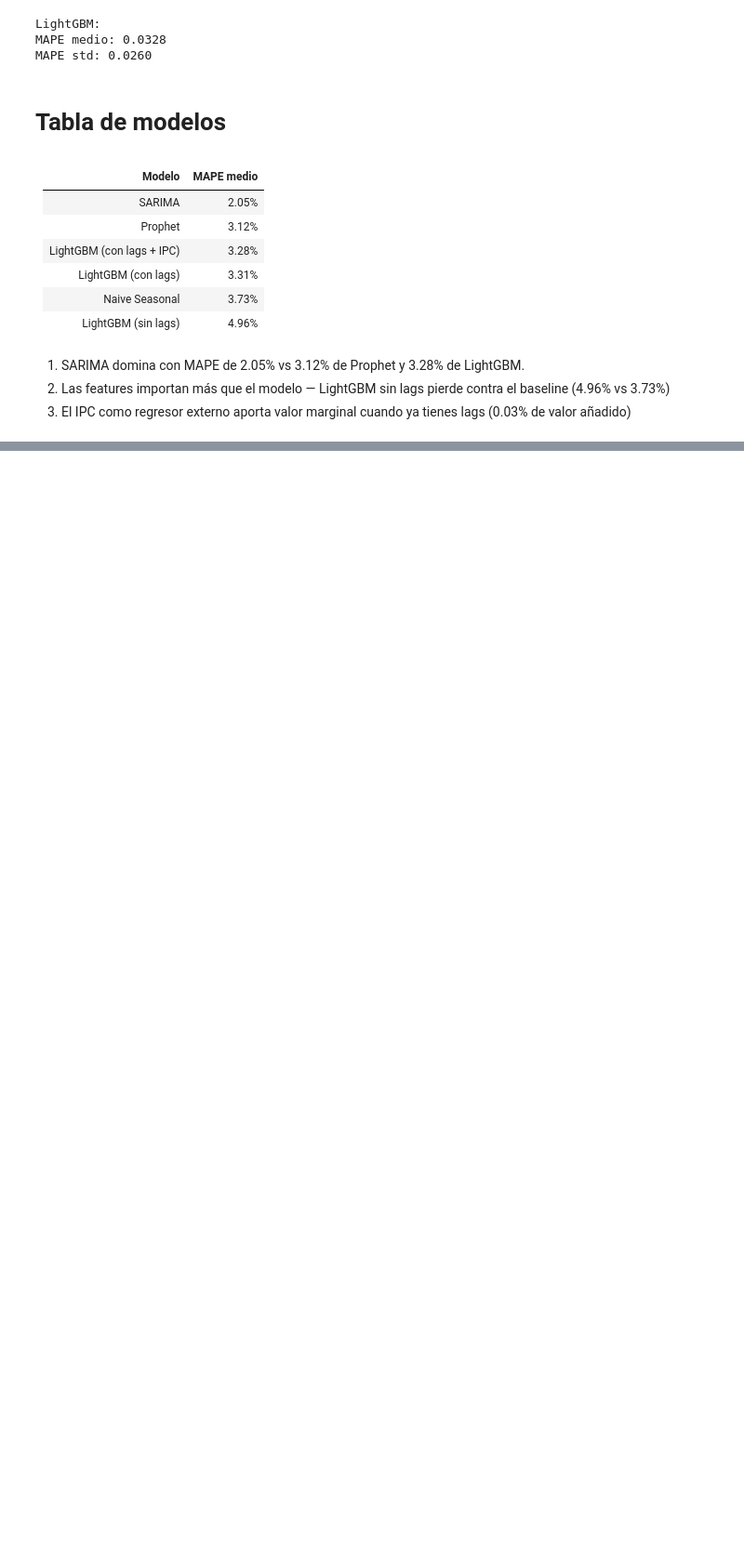
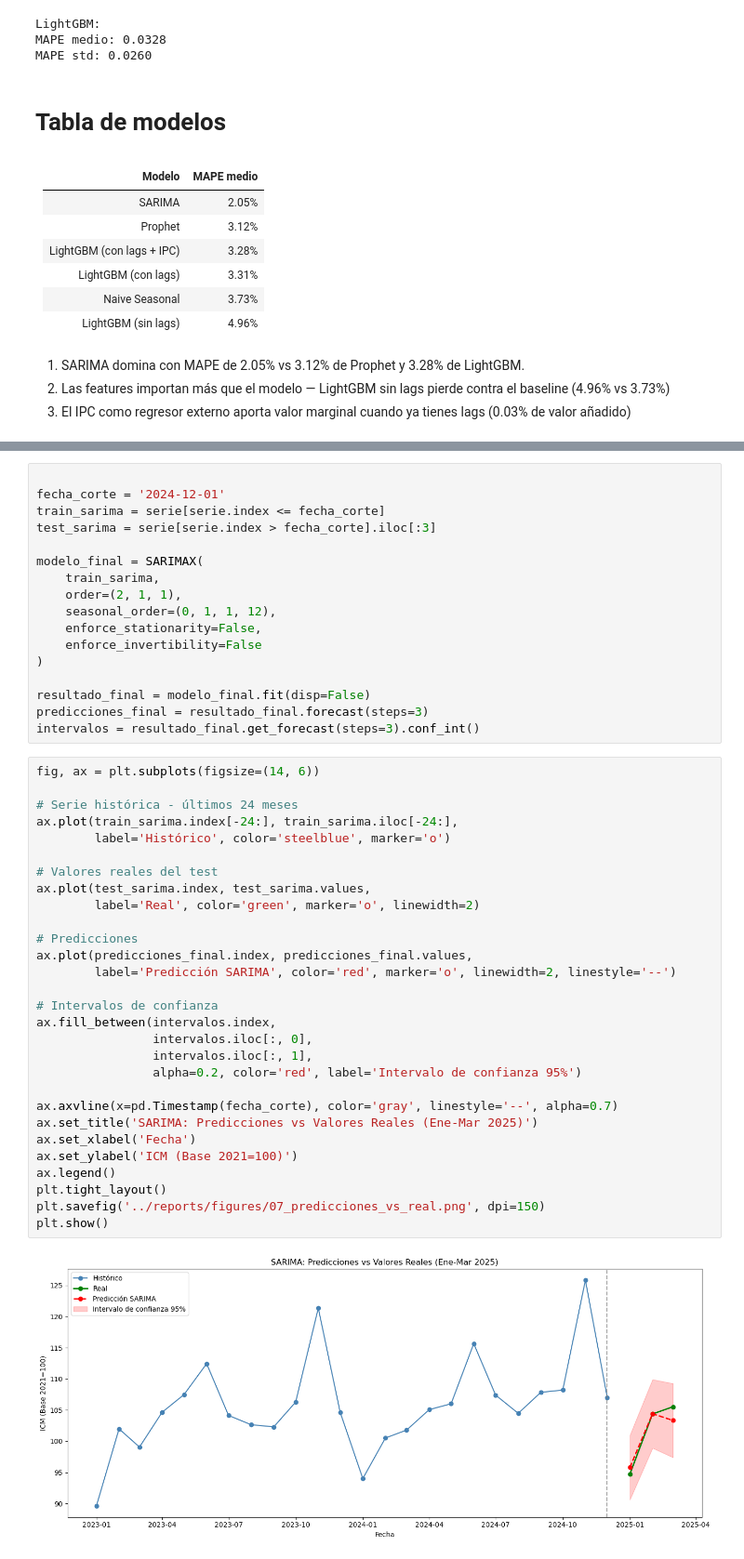
Before and after one commit to CarlosECI/retail_sales_forecasting, a Jupyter notebook: notebooks/03_modelado.ipynb, the cells around one changed output, grey strips where cells are left out. Shown at 93% size. Saved outputs shown, nothing was run; the diff lists cells and outputs as text; blank space fills up the shorter version.

```diff
--- a/notebooks/03_modelado.ipynb
+++ b/notebooks/03_modelado.ipynb
@@ -225,0 +210,48 @@ MAPE std: 0.0260
+# %%
+
+fecha_corte = '2024-12-01'
+train_sarima = serie[serie.index <= fecha_corte]
+test_sarima = serie[serie.index > fecha_corte].iloc[:3]
+
+modelo_final = SARIMAX(
+    train_sarima,
+    order=(2, 1, 1),
+    seasonal_order=(0, 1, 1, 12),
+    enforce_stationarity=False,
+    enforce_invertibility=False
+)
+
+resultado_final = modelo_final.fit(disp=False)
+predicciones_final = resultado_final.forecast(steps=3)
+intervalos = resultado_final.get_forecast(steps=3).conf_int()
+# %%
+fig, ax = plt.subplots(figsize=(14, 6))
+
+# Serie histórica - últimos 24 meses
+ax.plot(train_sarima.index[-24:], train_sarima.iloc[-24:],
+        label='Histórico', color='steelblue', marker='o')
+
+# Valores reales del test
+ax.plot(test_sarima.index, test_sarima.values,
+        label='Real', color='green', marker='o', linewidth=2)
+
+# Predicciones
+ax.plot(predicciones_final.index, predicciones_final.values,
+        label='Predicción SARIMA', color='red', marker='o', linewidth=2, linestyle='--')
+
+# Intervalos de confianza
+ax.fill_between(intervalos.index,
+                intervalos.iloc[:, 0],
+                intervalos.iloc[:, 1],
+                alpha=0.2, color='red', label='Intervalo de confianza 95%')
+
+ax.axvline(x=pd.Timestamp(fecha_corte), color='gray', linestyle='--', alpha=0.7)
+ax.set_title('SARIMA: Predicciones vs Valores Reales (Ene-Mar 2025)')
+ax.set_xlabel('Fecha')
+ax.set_ylabel('ICM (Base 2021=100)')
+ax.legend()
+plt.tight_layout()
+plt.savefig('../reports/figures/07_predicciones_vs_real.png', dpi=150)
+plt.show()
+# %% [output]
+[figure, added]
```
Also changed, not shown: parts of 2 cells of this notebook, 2 other files.
